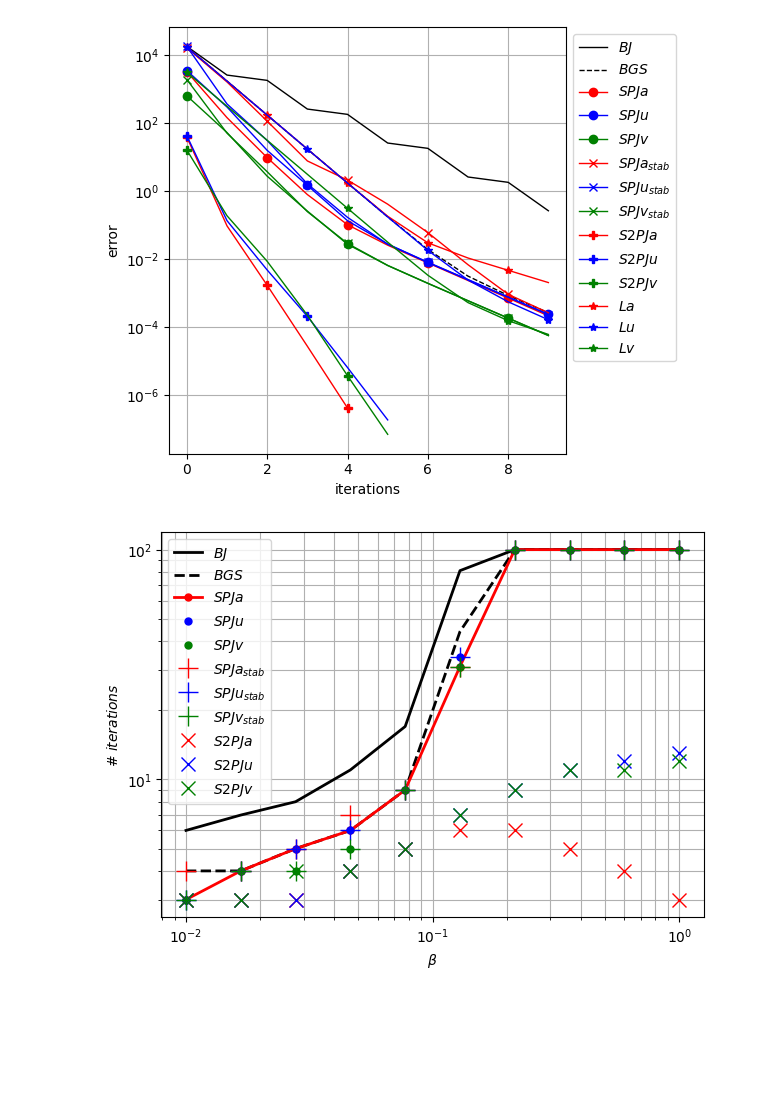
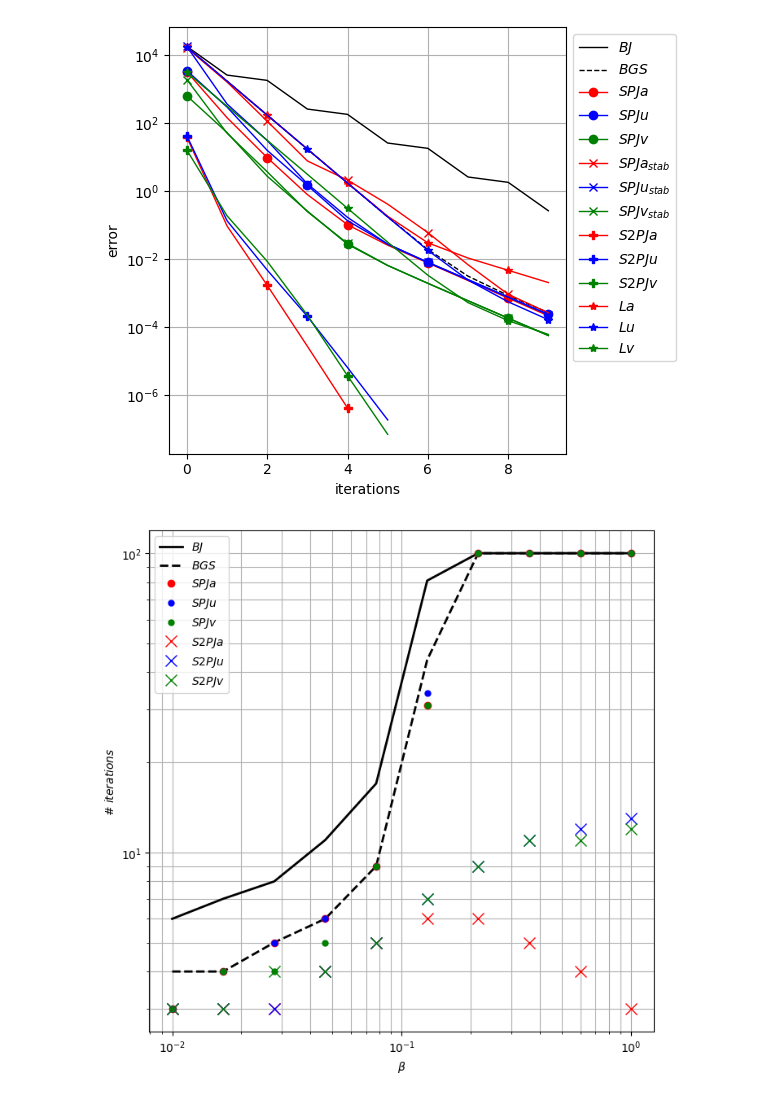
Before and after one commit to multiform-UoN/splittingschemes, a Jupyter notebook: python/fvm1D_quadLaplacian.ipynb, the cells around one changed output. Cells and saved outputs as stored; diff of their text form; code cells hidden in the pictures; blank space fills up the shorter version.

```diff
--- a/python/fvm1D_quadLaplacian.ipynb
+++ b/python/fvm1D_quadLaplacian.ipynb
@@ -227,7 +227,7 @@ err = {
 # fig1, axs1 = plt.subplots(1, 1, figsize=(5,3), dpi=100)
 # axs1.xaxis.set_major_formatter(plt.FuncFormatter(mylib.format_func))
 # axs1.xaxis.set_major_locator(plt.MultipleLocator(np.pi / 2))
-fig2, axs2 = plt.subplots(1, 1, figsize=(7,5), dpi=100)
+fig2, axs2 = plt.subplots(1, 1, figsize=(8,8), dpi=100)
 # fig3, axs3 = plt.subplots(1, 1, figsize=(5,5), dpi=100)
 markersize = 10
 linewidth = 2
@@ -377,12 +377,12 @@ for val in beta:
 
 axs2.loglog(beta, err['BJ']['nit'],       'k',  linestyle='solid',  label=r"$BJ$",          linewidth=linewidth, markersize=markersize,   markevery=markevery+0*0)
 axs2.loglog(beta, err['BGS']['nit'],      'k',  linestyle='dashed', label=r"$BGS$",         linewidth=linewidth, markersize=markersize,   markevery=markevery+1*0)
-axs2.loglog(beta, err['SPJa']['nit'],     'r.', linestyle='solid',  label=r"$SPJa$",        linewidth=linewidth, markersize=markersize,   markevery=markevery+2*0)
+axs2.loglog(beta, err['SPJa']['nit'],     'r.', linestyle='',       label=r"$SPJa$",        linewidth=linewidth, markersize=1.2*markersize,   markevery=markevery+2*0)
 axs2.loglog(beta, err['SPJu']['nit'],     'b.', linestyle='',       label=r"$SPJu$",        linewidth=linewidth, markersize=markersize,   markevery=markevery+3*0)
 axs2.loglog(beta, err['SPJv']['nit'],     'g.', linestyle='',       label=r"$SPJv$",        linewidth=linewidth, markersize=markersize,   markevery=markevery+4*0)
-axs2.loglog(beta, err['SPJa_stab']['nit'],'r+', linestyle='',       label=r"$SPJa_{stab}$", linewidth=linewidth, markersize=1.5*markersize, markevery=markevery+1*0)
-axs2.loglog(beta, err['SPJu_stab']['nit'],'b+', linestyle='',       label=r"$SPJu_{stab}$", linewidth=linewidth, markersize=1.5*markersize, markevery=markevery+2*0)
-axs2.loglog(beta, err['SPJv_stab']['nit'],'g+', linestyle='',       label=r"$SPJv_{stab}$", linewidth=linewidth, markersize=1.5*markersize, markevery=markevery+3*0)
+# axs2.loglog(beta, err['SPJa_stab']['nit'],'r+', linestyle='',       label=r"$SPJa_{stab}$", linewidth=linewidth, markersize=1.5*markersize, markevery=markevery+1*0)
+# axs2.loglog(beta, err['SPJu_stab']['nit'],'b+', linestyle='',       label=r"$SPJu_{stab}$", linewidth=linewidth, markersize=1.5*markersize, markevery=markevery+2*0)
+# axs2.loglog(beta, err['SPJv_stab']['nit'],'g+', linestyle='',       label=r"$SPJv_{stab}$", linewidth=linewidth, markersize=1.5*markersize, markevery=markevery+3*0)
 axs2.loglog(beta, err['S2PJa']['nit'],    'rx', linestyle='',       label=r'$S2PJa$',       linewidth=linewidth, markersize=markersize, markevery=markevery+2*0)
 axs2.loglog(beta, err['S2PJu']['nit'],    'bx', linestyle='',       label=r'$S2PJu$',       linewidth=linewidth, markersize=markersize, markevery=markevery+3*0)
 axs2.loglog(beta, err['S2PJv']['nit'],    'gx', linestyle='',       label=r'$S2PJv$',       linewidth=linewidth, markersize=markersize, markevery=markevery+4*0)
@@ -391,31 +391,31 @@ axs2.loglog(beta, err['S2PJv']['nit'],    'gx', linestyle='',       label=r'$S2P
 # axs2.loglog(beta, err['Lv']['nit'],       'g*', linestyle='dotted', label=r'$Lv$',          linewidth=linewidth, markersize=2*markersize, markevery=markevery+0*0)
 axs2.set_xlabel(r"$\beta$")
 axs2.set_ylabel(r"$\#~iterations$")
 axs2.grid(which='both')
 # axs2.legend(bbox_to_anchor=(1, 1))
 axs2.legend()
 fig2.savefig('./figures/ql_1D_beta_it_100-1e-6.pdf')
 
 
 # axs3.loglog(beta, err['mono']['u_errl2'], 's-', label=r'$Monolithic$')
 # axs3.loglog(beta, err['BJ']['u_errl2'],   'k.-', label=r'$BJ$')
 # axs3.loglog(beta, err['BGS']['u_errl2'],  'r.-', label=r'$BGS$')
 # axs3.loglog(beta, err['SPJa']['u_errl2'], 'r>-', label=r'$SPJa$')
 # axs3.loglog(beta, err['SPJu']['u_errl2'], 'b>-', label=r'$SPJu$')
 # axs3.loglog(beta, err['SPJv']['u_errl2'], 'g>-', label=r'$SPJv$')
 # # axs3.loglog(beta, err['La']['u_errl2'],   'rP-', label=r'$La$')
 # # axs3.loglog(beta, err['Lu']['u_errl2'],   'bP-', label=r'$Lu$')
 # # axs3.loglog(beta, err['Lv']['u_errl2'],   'gP-', label=r'$Lv$')
 # axs3.loglog(beta, err['S2PJa']['u_errl2'], 'r3-', label=r'$S2PJa$', markersize=10)
 # axs3.loglog(beta, err['S2PJu']['u_errl2'], 'b3-', label=r'$S2PJu$', markersize=10)
 # axs3.loglog(beta, err['S2PJv']['u_errl2'], 'g3-', label=r'$S2PJv$', markersize=10)
 # axs3.set_xlabel(r"$\beta$")
 # axs3.set_ylabel(r"$||u(x_f)-u_h(x_f)||_{\mathbb{R}^N}$")#
 # axs3.grid()
 # axs3.legend()
 # axs3.set_ylim(top=1)
 # # fig3.savefig('./figures/dualporosity_varbeta_error-fixed-iterations-50.pdf')
 
 plt.show()
 # %% [output]
-[figure, old version]
+[figure, new version]
```
Also changed, not shown: 3 other files.
